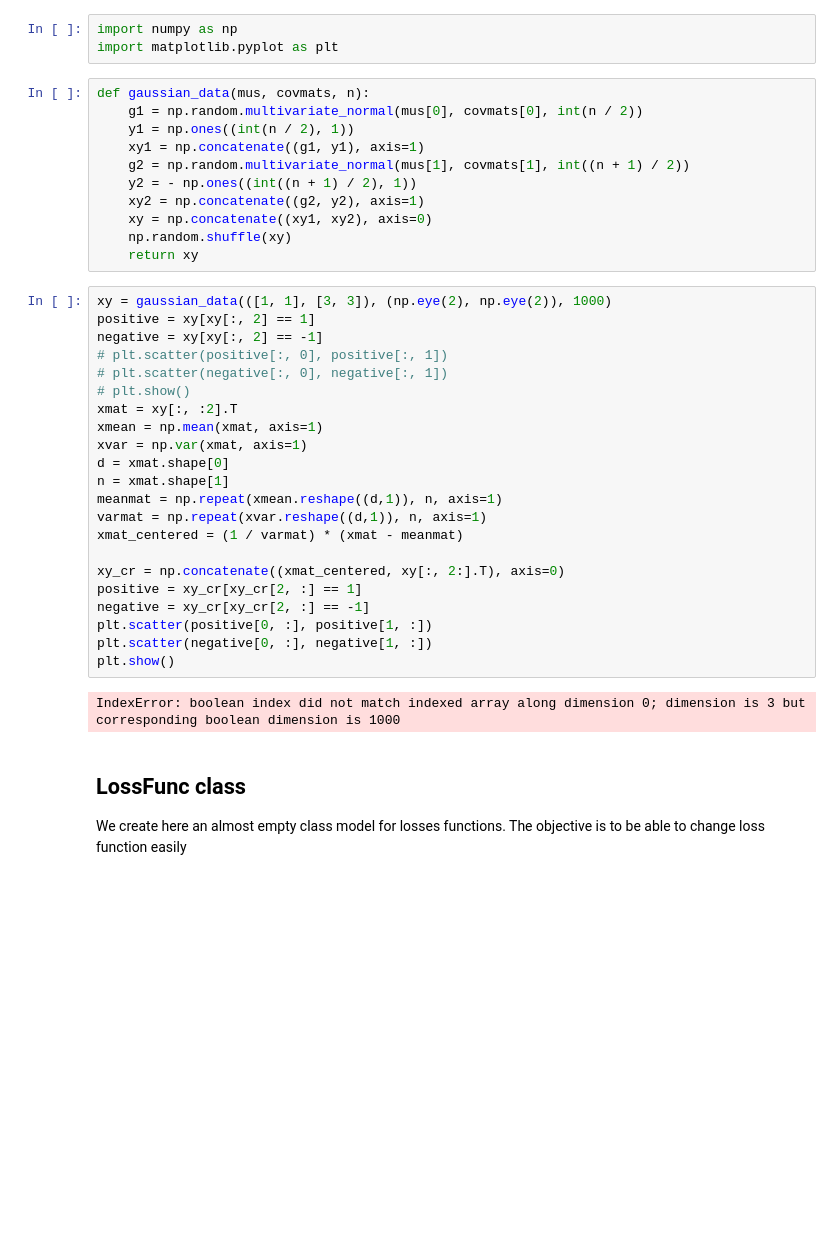
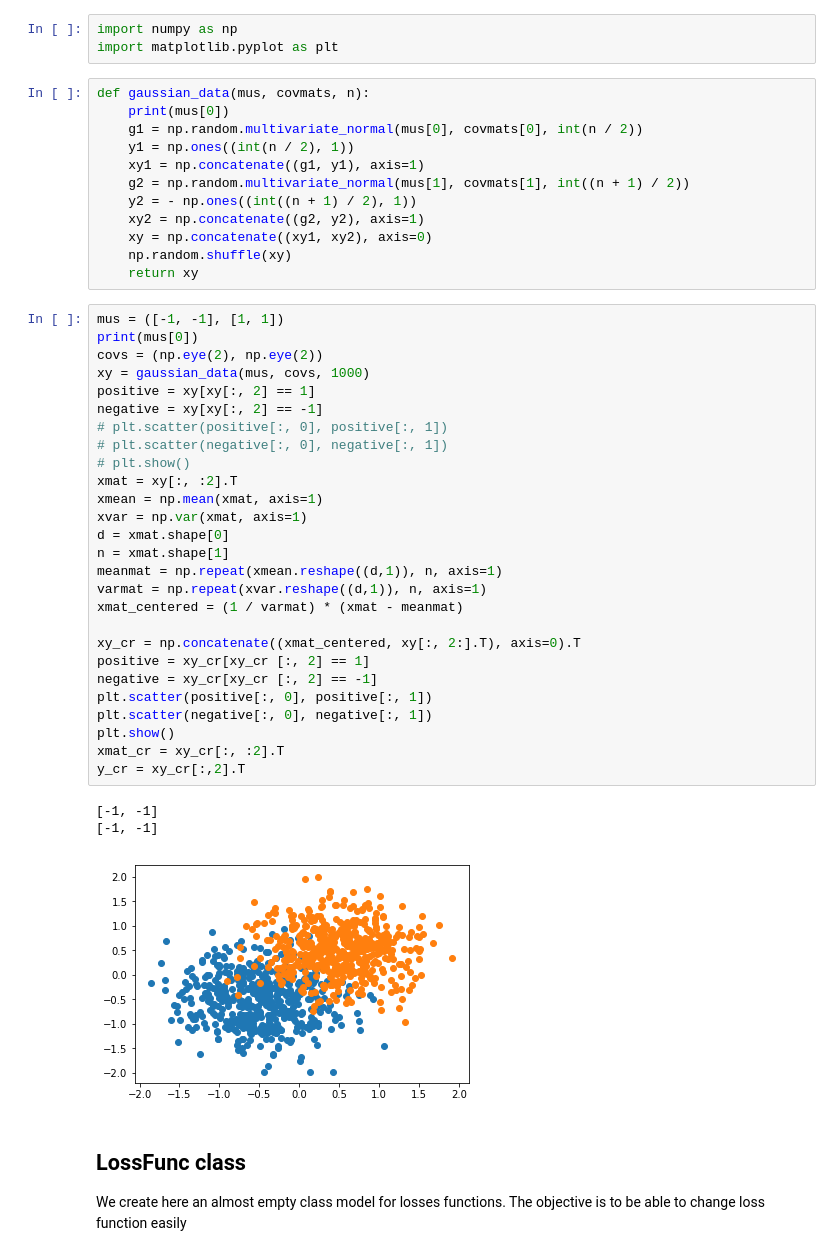
Before and after one commit to BoucheDimitri/SOADML, a Jupyter notebook: SDCA.ipynb, the cells around one changed output. Saved outputs shown, nothing was run; the diff lists cells and outputs as text; blank space fills up the shorter version.

```diff
--- a/SDCA.ipynb
+++ b/SDCA.ipynb
@@ -3,6 +3,7 @@ import numpy as np
 import matplotlib.pyplot as plt
 # %%
 def gaussian_data(mus, covmats, n):
+    print(mus[0])
     g1 = np.random.multivariate_normal(mus[0], covmats[0], int(n / 2))
     y1 = np.ones((int(n / 2), 1))
     xy1 = np.concatenate((g1, y1), axis=1)
@@ -13,29 +14,36 @@ def gaussian_data(mus, covmats, n):
     np.random.shuffle(xy)
     return xy
 # %%
-xy = gaussian_data(([1, 1], [3, 3]), (np.eye(2), np.eye(2)), 1000)
+mus = ([-1, -1], [1, 1])
+print(mus[0])
+covs = (np.eye(2), np.eye(2))
+xy = gaussian_data(mus, covs, 1000)
 positive = xy[xy[:, 2] == 1]
 negative = xy[xy[:, 2] == -1]
 # plt.scatter(positive[:, 0], positive[:, 1])
 # plt.scatter(negative[:, 0], negative[:, 1])
 # plt.show()
 xmat = xy[:, :2].T
 xmean = np.mean(xmat, axis=1)
 xvar = np.var(xmat, axis=1)
 d = xmat.shape[0]
 n = xmat.shape[1]
 meanmat = np.repeat(xmean.reshape((d,1)), n, axis=1)
 varmat = np.repeat(xvar.reshape((d,1)), n, axis=1)
 xmat_centered = (1 / varmat) * (xmat - meanmat)
 
-xy_cr = np.concatenate((xmat_centered, xy[:, 2:].T), axis=0)
-positive = xy_cr[xy_cr[2, :] == 1]
-negative = xy_cr[xy_cr[2, :] == -1]
-plt.scatter(positive[0, :], positive[1, :])
-plt.scatter(negative[0, :], negative[1, :])
+xy_cr = np.concatenate((xmat_centered, xy[:, 2:].T), axis=0).T
+positive = xy_cr[xy_cr [:, 2] == 1]
+negative = xy_cr[xy_cr [:, 2] == -1]
+plt.scatter(positive[:, 0], positive[:, 1])
+plt.scatter(negative[:, 0], negative[:, 1])
 plt.show()
+xmat_cr = xy_cr[:, :2].T
+y_cr = xy_cr[:,2].T
 # %% [output]
-IndexError: boolean index did not match indexed array along dimension 0; dimension is 3 but corresponding boolean dimension is 1000
+[-1, -1]
+[-1, -1]
+[figure, added]
 # %% [markdown]
 ## LossFunc class
 We create here an almost empty class model for losses functions. The objective is to be able to change loss function easily
```
Also changed, not shown: parts of 6 cells of this notebook.
